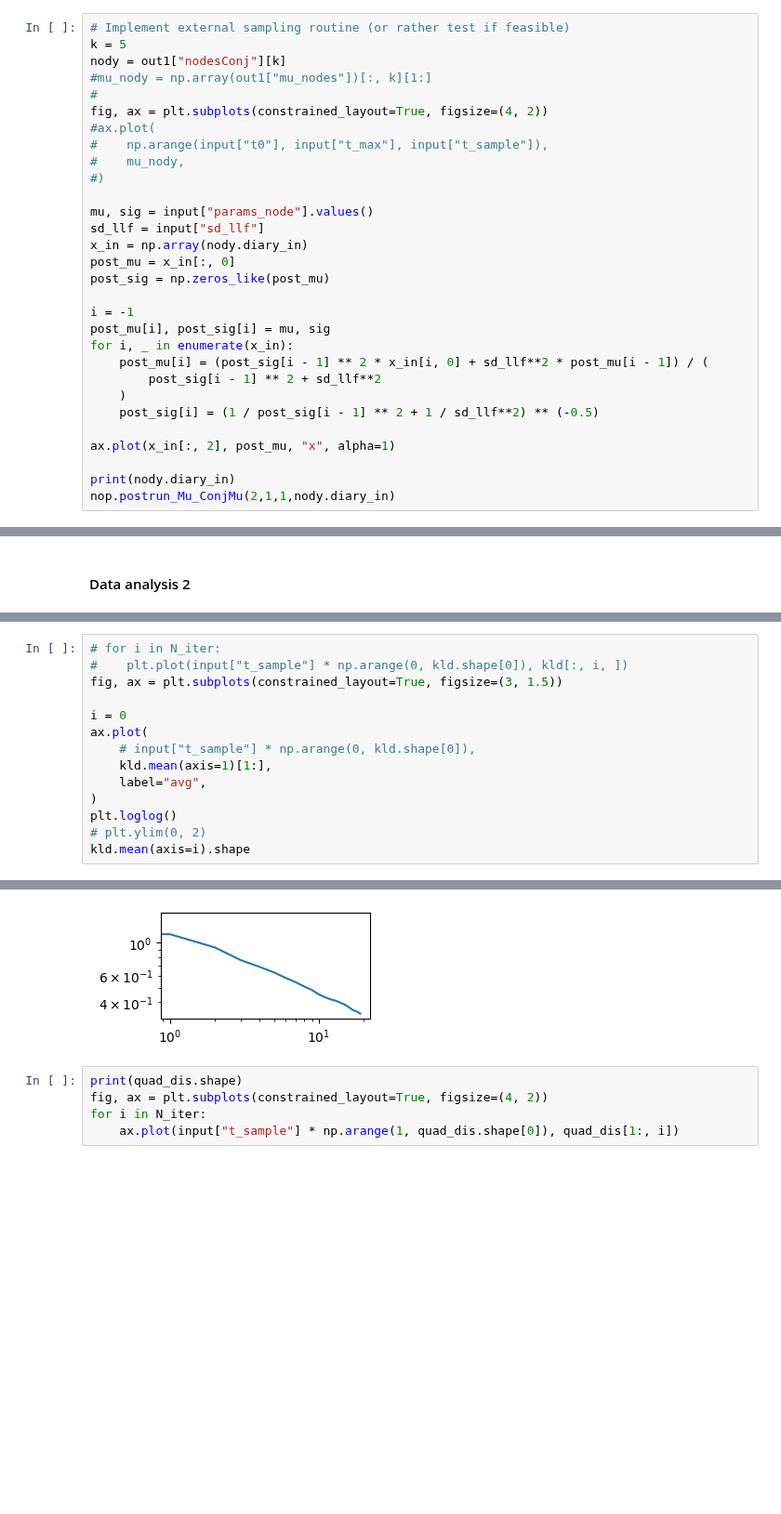
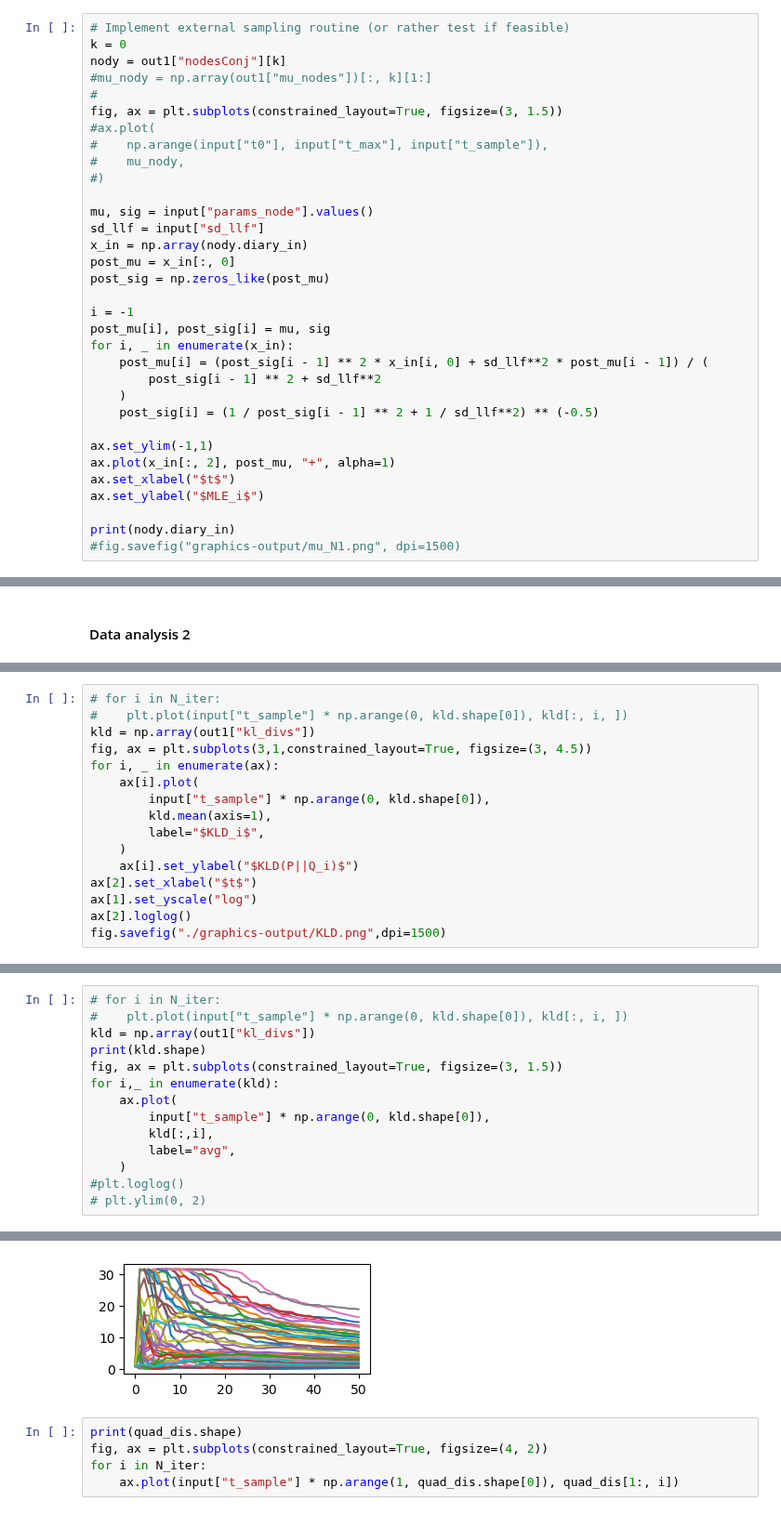
Before and after one commit to Priesemann-Group/neuro_op, a Jupyter notebook: notebooks/Testing_param.ipynb, the cells around one changed output, grey strips where cells are left out. Shown at 93% size. Saved outputs shown, nothing was run; the diff lists cells and outputs as text; blank space fills up the shorter version.

```diff
--- a/notebooks/Testing_param.ipynb
+++ b/notebooks/Testing_param.ipynb
@@ -115,10 +117,10 @@ ax.hist(sigmas, bins=20)
 # %%
 # Implement external sampling routine (or rather test if feasible)
-k = 5
+k = 0
 nody = out1["nodesConj"][k]
 #mu_nody = np.array(out1["mu_nodes"])[:, k][1:]
 #
-fig, ax = plt.subplots(constrained_layout=True, figsize=(4, 2))
+fig, ax = plt.subplots(constrained_layout=True, figsize=(3, 1.5))
 #ax.plot(
 #    np.arange(input["t0"], input["t_max"], input["t_sample"]),
 #    mu_nody,
@@ -138,8 +140,11 @@ for i, _ in enumerate(x_in):
     )
     post_sig[i] = (1 / post_sig[i - 1] ** 2 + 1 / sd_llf**2) ** (-0.5)
 
-ax.plot(x_in[:, 2], post_mu, "x", alpha=1)
+ax.set_ylim(-1,1)
+ax.plot(x_in[:, 2], post_mu, "+", alpha=1)
+ax.set_xlabel("$t$")
+ax.set_ylabel("$MLE_i$")
 
 print(nody.diary_in)
-nop.postrun_Mu_ConjMu(2,1,1,nody.diary_in)
+#fig.savefig("graphics-output/mu_N1.png", dpi=1500)
 # %% [output]
@@ -208,0 +189,16 @@ KeyError: 'p_distances'
+# %%
+# for i in N_iter:
+#    plt.plot(input["t_sample"] * np.arange(0, kld.shape[0]), kld[:, i, ])
+kld = np.array(out1["kl_divs"])
+fig, ax = plt.subplots(3,1,constrained_layout=True, figsize=(3, 4.5))
+for i, _ in enumerate(ax):
+    ax[i].plot(
+        input["t_sample"] * np.arange(0, kld.shape[0]),
+        kld.mean(axis=1),
+        label="$KLD_i$",
+    )
+    ax[i].set_ylabel("$KLD(P||Q_i)$")
+ax[2].set_xlabel("$t$")
+ax[1].set_yscale("log")
+ax[2].loglog()
+fig.savefig("./graphics-output/KLD.png",dpi=1500)
@@ -209,15 +207,15 @@ KeyError: 'p_distances'
 # %%
 # for i in N_iter:
 #    plt.plot(input["t_sample"] * np.arange(0, kld.shape[0]), kld[:, i, ])
+kld = np.array(out1["kl_divs"])
+print(kld.shape)
 fig, ax = plt.subplots(constrained_layout=True, figsize=(3, 1.5))
-
-i = 0
-ax.plot(
-    # input["t_sample"] * np.arange(0, kld.shape[0]),
-    kld.mean(axis=1)[1:],
-    label="avg",
-)
-plt.loglog()
+for i,_ in enumerate(kld):
+    ax.plot(
+        input["t_sample"] * np.arange(0, kld.shape[0]),
+        kld[:,i],
+        label="avg",
+    )
+#plt.loglog()
 # plt.ylim(0, 2)
-kld.mean(axis=i).shape
 # %% [output]
@@ -225,4 +223,4 @@ kld.mean(axis=i).shape
-[figure, old version]
+[figure, new version]
 # %%
 print(quad_dis.shape)
 fig, ax = plt.subplots(constrained_layout=True, figsize=(4, 2))
```
Also changed, not shown: parts of 9 cells of this notebook, 4 other files.
